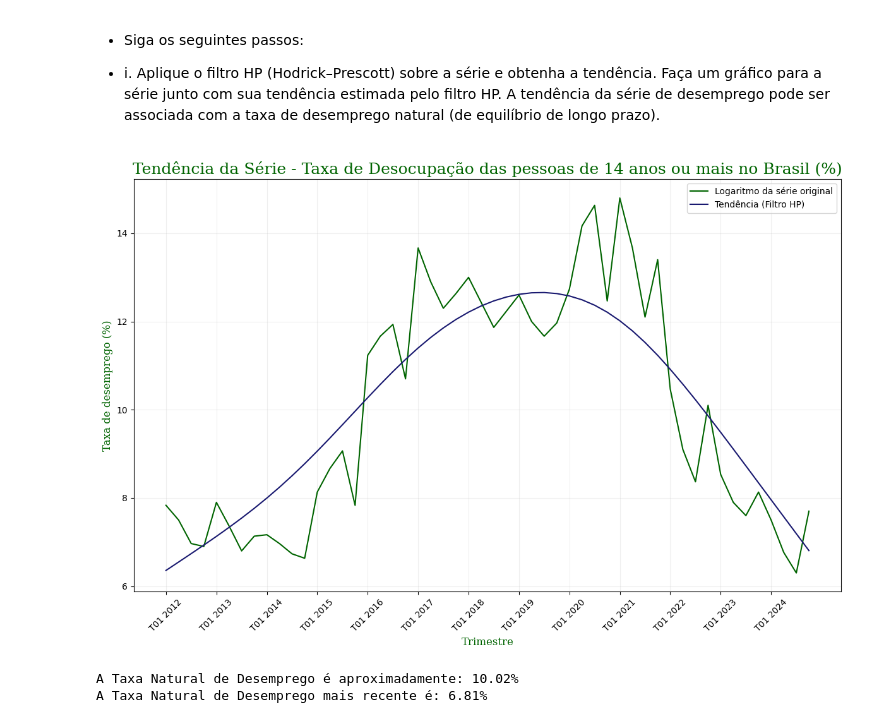
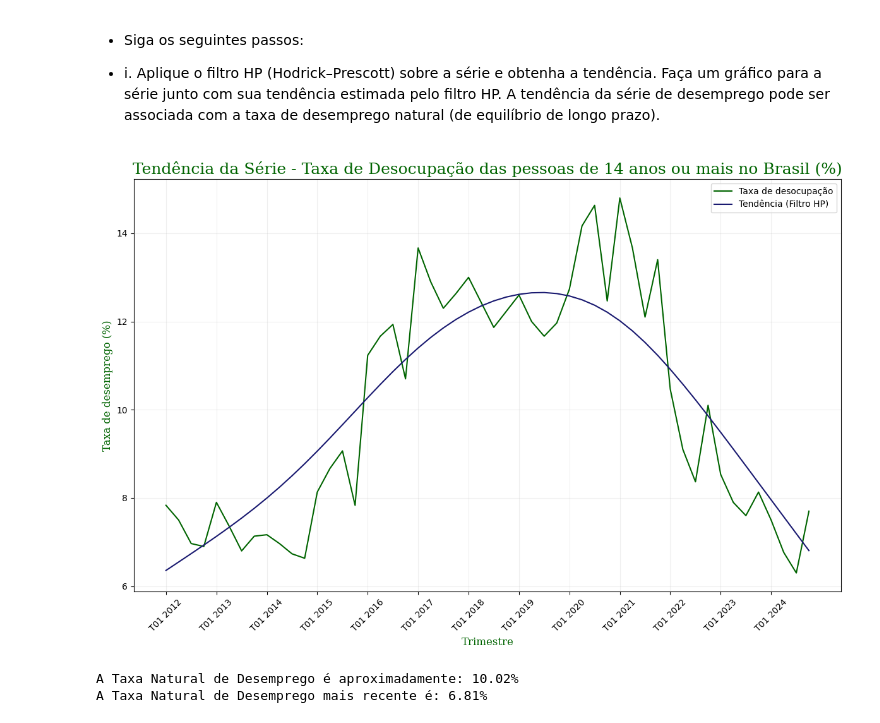
Before and after one commit to meduardajustino/Macroeconomia1, a Jupyter notebook: Lista 1/Questão 2/Questão_2.ipynb, the cells around one changed output. Cells and saved outputs as stored; diff of their text form; code cells hidden in the pictures.

```diff
--- a/Lista 1/Questão 2/Questão_2.ipynb
+++ b/Lista 1/Questão 2/Questão_2.ipynb
@@ -182,29 +182,29 @@ de longo prazo).
 # %%
 # O filtro HP é usado para decompor a série em tendência e componente cíclico
 def aplicar_filtro_hp(serie):
     ciclo, tendencia = hpfilter(serie, lamb=1600) # lambda=1600 é padrão para dados trimestrais
     return ciclo, tendencia
 
 desemprego['Tx_desocupação_ciclo'], desemprego['Tx_desocupação_tendencia'] = aplicar_filtro_hp(desemprego['Taxa de desocupação'])
 
 def plot_tendencia(data, original, tendencia, titulo):
     plt.figure(figsize=(12, 8))
 
     # Série original e tendência
-    plt.plot(data, original, label='Série original', color='darkgreen')
+    plt.plot(data, original, label='Taxa de desocupação', color='darkgreen')
     plt.plot(data, tendencia, label='Tendência (Filtro HP)', color='midnightblue')
     plt.xticks(range(0, len(data), 4), data[::4], rotation=45)
     plt.title(f'Tendência da Série - {titulo}',  fontdict={'family':'serif','color':'darkgreen','size':18})
     plt.xlabel('Trimestre', fontdict={'family':'serif','color':'darkgreen','size':12})
     plt.ylabel('Taxa de desemprego (%)', fontdict={'family':'serif','color':'darkgreen','size':12})
     plt.grid(True, linestyle='-', alpha=0.2)
     plt.tight_layout()
     plt.legend()
     plt.show()
 
 plot_tendencia(desemprego['Data'], desemprego['Taxa de desocupação'], desemprego['Tx_desocupação_tendencia'], 'Taxa de Desocupação das pessoas de 14 anos ou mais no Brasil (%)')
 # %% [output]
-[figure, old version]
+[figure, new version]
 # %%
 # Média da taxa natural de desemprego
 taxa_natural = desemprego['Tx_desocupação_tendencia'].mean()
```
Also changed, not shown: parts of 1 cell of this notebook, 9 other files.
